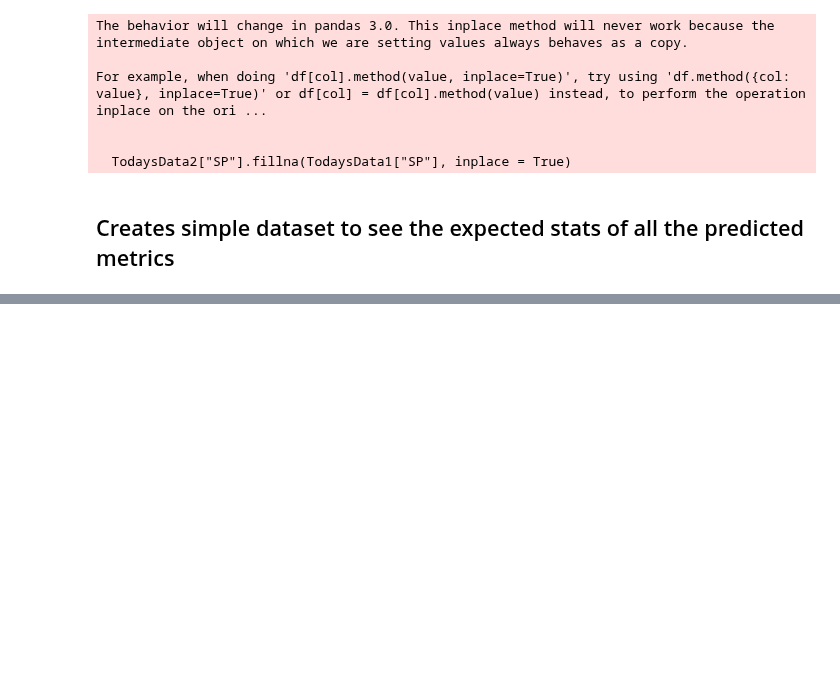
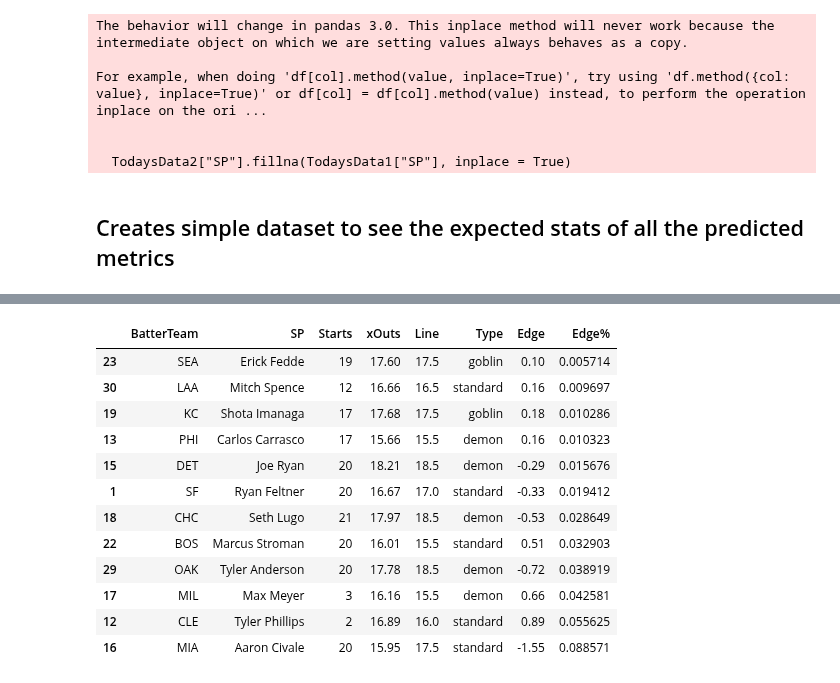
Before and after one commit to Cbkaplinger/Random-Projects, a Jupyter notebook: MLB/DailyPitcherModel.ipynb, the cells around one changed output, grey strips where cells are left out. Saved outputs shown, nothing was run; the diff lists cells and outputs as text; code cells hidden in the pictures; blank space fills up the shorter version.

```diff
--- a/MLB/DailyPitcherModel.ipynb
+++ b/MLB/DailyPitcherModel.ipynb
@@ -1084,0 +1168,21 @@ TodaysData3.sort_values("xFS")
+# %%
+OutLine = prizepicks2[prizepicks2["Stat"] == "Pitching Outs"]
+Outs1 = TodaysData3[["BatterTeam", "SP", "Starts", "xOuts"]]
+Outs2 = pd.merge(Outs1, OutLine[["SP", "Line", "Type"]], left_on = ['SP'], right_on = ['SP'], how = 'left').dropna()
+Outs2["Edge"] = Outs2["xOuts"] - Outs2["Line"]
+Outs2["Edge%"] = abs(Outs2["Edge"] / Outs2["Line"])
+Outs2.sort_values("Edge%")
+# %% [output]
+|  | BatterTeam | SP | Starts | xOuts | Line | Type | Edge | Edge% |
+| 23 | SEA | Erick Fedde | 19 | 17.60 | 17.5 | goblin | 0.10 | 0.005714 |
+| 30 | LAA | Mitch Spence | 12 | 16.66 | 16.5 | standard | 0.16 | 0.009697 |
+| 19 | KC | Shota Imanaga | 17 | 17.68 | 17.5 | goblin | 0.18 | 0.010286 |
+| 13 | PHI | Carlos Carrasco | 17 | 15.66 | 15.5 | demon | 0.16 | 0.010323 |
+| 15 | DET | Joe Ryan | 20 | 18.21 | 18.5 | demon | -0.29 | 0.015676 |
+| 1 | SF | Ryan Feltner | 20 | 16.67 | 17.0 | standard | -0.33 | 0.019412 |
+| 18 | CHC | Seth Lugo | 21 | 17.97 | 18.5 | demon | -0.53 | 0.028649 |
+| 22 | BOS | Marcus Stroman | 20 | 16.01 | 15.5 | standard | 0.51 | 0.032903 |
+| 29 | OAK | Tyler Anderson | 20 | 17.78 | 18.5 | demon | -0.72 | 0.038919 |
+| 17 | MIL | Max Meyer | 3 | 16.16 | 15.5 | demon | 0.66 | 0.042581 |
+| 12 | CLE | Tyler Phillips | 2 | 16.89 | 16.0 | standard | 0.89 | 0.055625 |
+| 16 | MIA | Aaron Civale | 20 | 15.95 | 17.5 | standard | -1.55 | 0.088571 |
```
Also changed, not shown: parts of 10 cells of this notebook, 3 other files.
